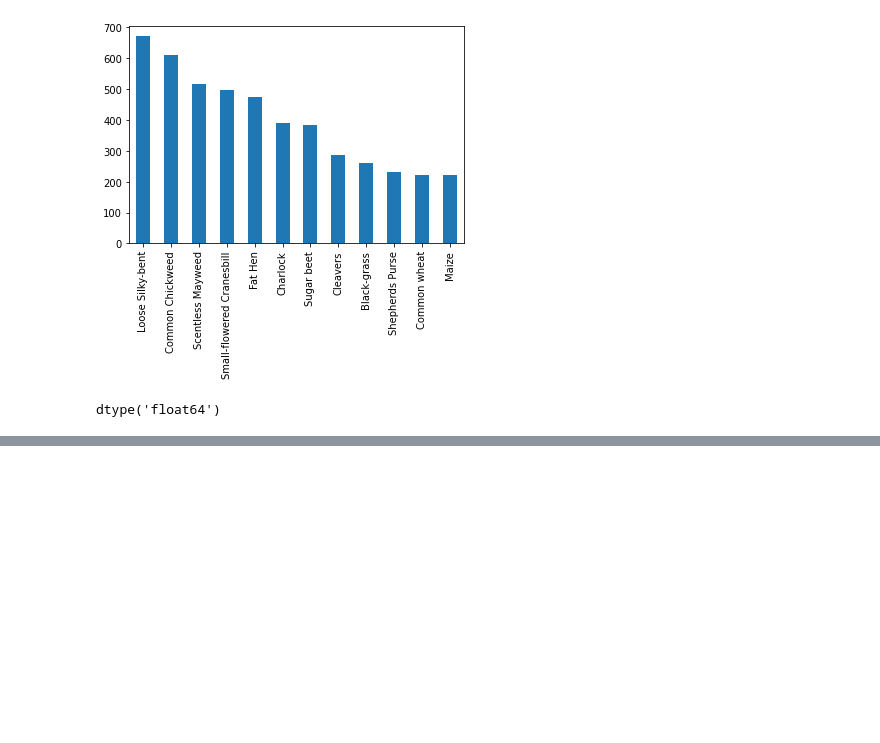
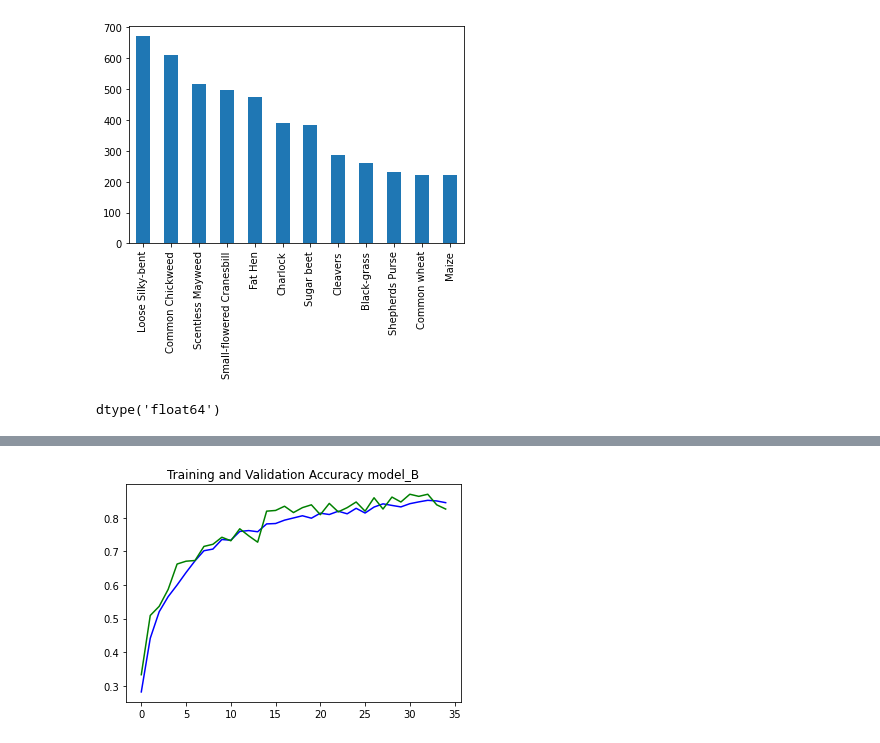
Before and after one commit to varunkr24/CNN-Image-Classification-1, a Jupyter notebook: CNN_Plant_Seedling.ipynb, the cells around one changed output, grey strips where cells are left out. Saved outputs shown, nothing was run; the diff lists cells and outputs as text; code cells hidden in the pictures; blank space fills up the shorter version.

```diff
--- a/CNN_Plant_Seedling.ipynb
+++ b/CNN_Plant_Seedling.ipynb
@@ -264,19 +264,27 @@ datagen = ImageDataGenerator(
 datagen.fit(trainX)
 # %%
 model = Sequential()
+# 2D Convolution layer
 model.add(layers.Conv2D(32, (3, 3), activation='relu', input_shape=(scaleTo, scaleTo, 3)))
 model.add(layers.MaxPooling2D((2, 2))) # to downsample the feature maps
+# 2D Convolution layer
 model.add(layers.Conv2D(64, (3, 3), activation='relu'))
 model.add(layers.MaxPooling2D((2, 2)))
+# 2D Convolution layer
 model.add(layers.Conv2D(128, (3, 3), activation='relu'))
 model.add(layers.MaxPooling2D((2, 2)))
+# 2D Convolution layer
 model.add(layers.Conv2D(128, (3, 3), activation='relu'))
 model.add(layers.MaxPooling2D((2, 2)))
 model.add(layers.Flatten())
 model.add(layers.Dense(64, activation='relu'))
+
+#Add Output Layer
 model.add(layers.Dense(num_clases, activation='softmax'))
+
+
 model.compile(loss='categorical_crossentropy', optimizer='adam', metrics=['accuracy'])
 
-model_A = model
-model_A.summary()
+model_B = model
+model_B.summary()
 # %% [output]
@@ -297,3 +305,12 @@ Total params: 274,444
 Trainable params: 274,444
 Non-trainable params: 0
 _________________________________________________________________
+# %%
+t0=time.time()
+history_B = model_B.fit_generator(datagen.flow(trainX, trainY, batch_size=75), epochs=35, validation_data=(testX, testY), verbose=2)
+t1=time.time()
+print(t1-t0," seconds")
+
+# Final evaluation of the model
+scores_B = model_B.evaluate(testX, testY, verbose=0)
+print("Baseline Error: %.2f%%" % (100-scores[1]*100))
@@ -299,0 +343,8 @@ _________________________________________________________________
+# %%
+# plot training accuracies
+plt.plot(history_B.history['accuracy'],'b') #train acc
+plt.plot(history_B.history['val_accuracy'],'g') #val acc
+plt.title('Training and Validation Accuracy model_B')
+plt.show()
+# %% [output]
+[figure, added]
```
Also changed, not shown: parts of 11 cells of this notebook.
